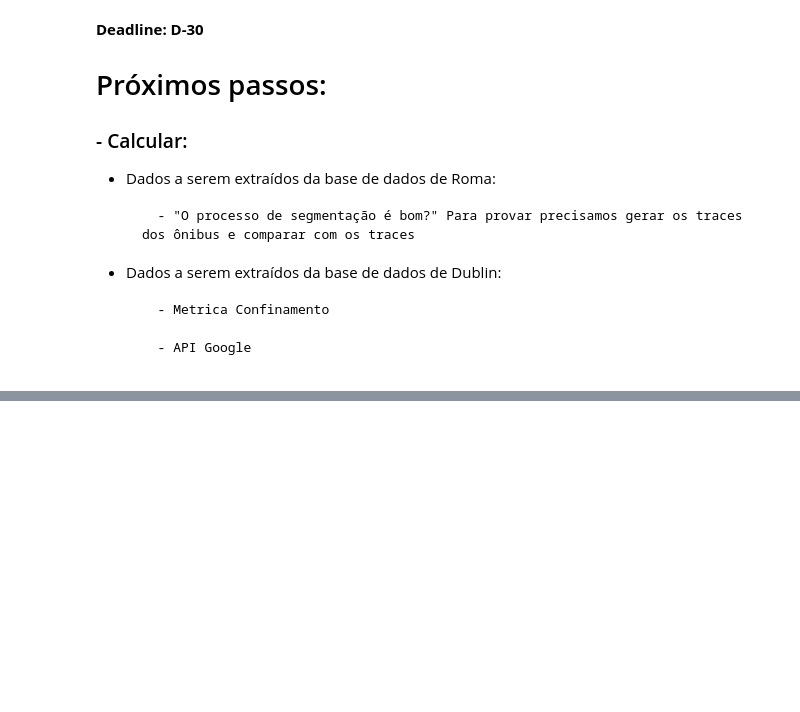
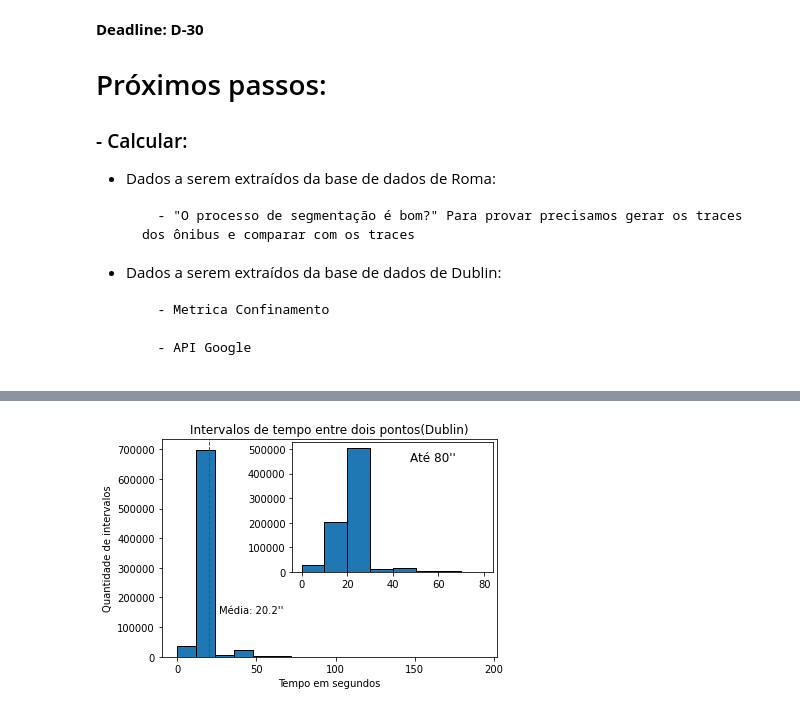
Before and after one commit to TulioNPL/Pesquisa, a Jupyter notebook: jupyter/main.ipynb, the cells around one changed output, grey strips where cells are left out. Saved outputs shown, nothing was run; the diff lists cells and outputs as text; code cells hidden in the pictures; blank space fills up the shorter version.

```diff
--- a/jupyter/main.ipynb
+++ b/jupyter/main.ipynb
@@ -666,32 +668,34 @@ tempoPontos = dublinTempoEntrePontos()
 # %%
 ### Plota o histograma de tempos entre cada dois pontos]
 tempoPontos = [i for i in tempoPontos if i > 0 and i < 300]
 tempoPontos100S = [i for i in tempoPontos if i < 100]
 
 fig, ax = plt.subplots()
 axIns = ax.inset_axes([0.39, 0.39, 0.6, 0.6])
 
 index = np.arange(0,301,50)
 index = [int(i) for i in index]
 
 ax.set_xticks(index)
 
 plt.hist(tempoPontos, bins=range(0,201,12), edgecolor='black',align='mid')
 axIns.hist(tempoPontos100S, bins=range(0,81,10), edgecolor='black',align='mid')
 
 #plota linha com média
 plt.axvline(np.mean(tempoPontos), color='red', linestyle='dashed', linewidth=1)
 min_ylim, max_ylim = plt.ylim()
 plt.text(np.mean(tempoPontos)*1.3, max_ylim*0.2, 'Média: {:.1f}\'\''.format(np.mean(tempoPontos)))
 
 axIns.set_title("Até 80\'\'",x=0.7,y=0.8)
-plt.title('Intervalos de tempo entre dois pontos')
+plt.title('Intervalos de tempo entre dois pontos(Dublin)')
 plt.xlabel('Tempo em segundos')
 plt.ylabel('Quantidade de intervalos')
 
-# plt.savefig(path+"/img/histTempos_Dublin.png", dpi=300, transparent=False,
-#             facecolor='white', bbox_inches='tight')
+plt.savefig(path+"/img/histTempos_Dublin.png", dpi=300, transparent=False,
+            facecolor='white', bbox_inches='tight')
 plt.show()
+# %% [output]
+[figure, added]
 # %%
 def velMedia(tempoTrip,tamTrips):
     velMedias = []
```
Also changed, not shown: parts of 7 cells of this notebook, 6 other files.
